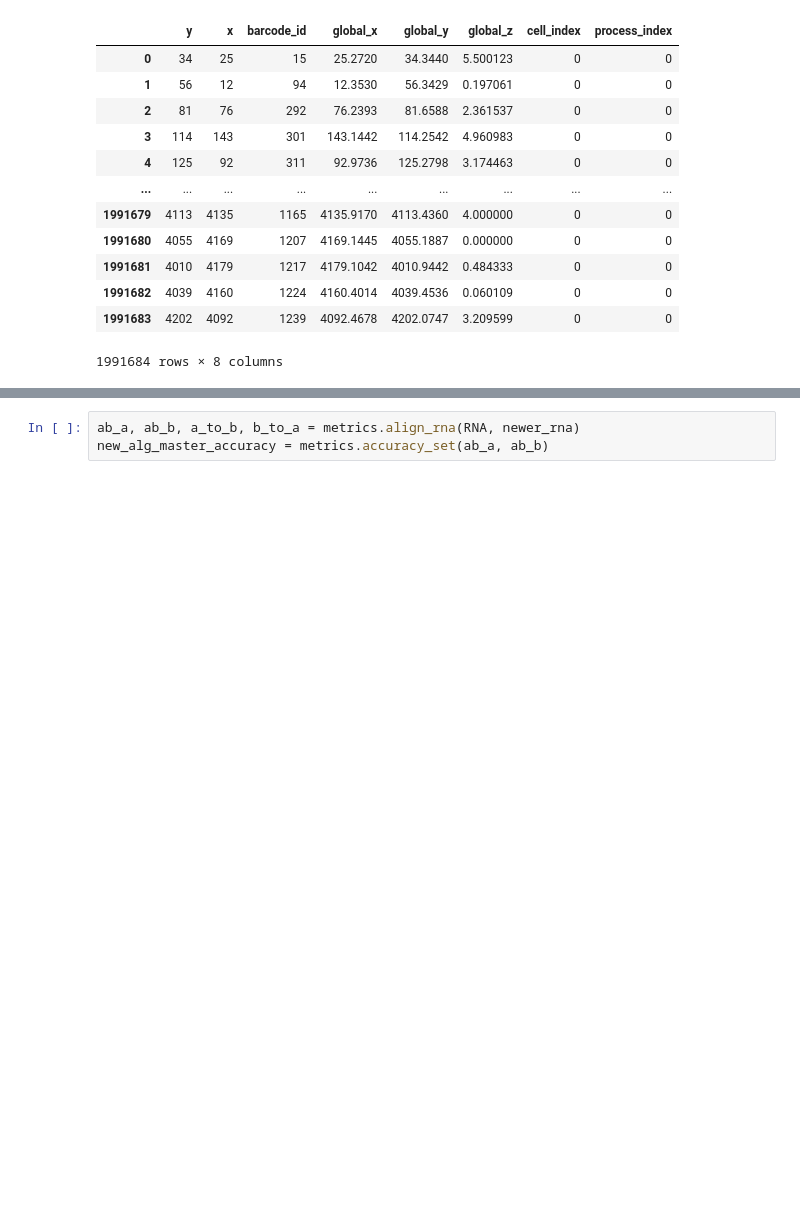
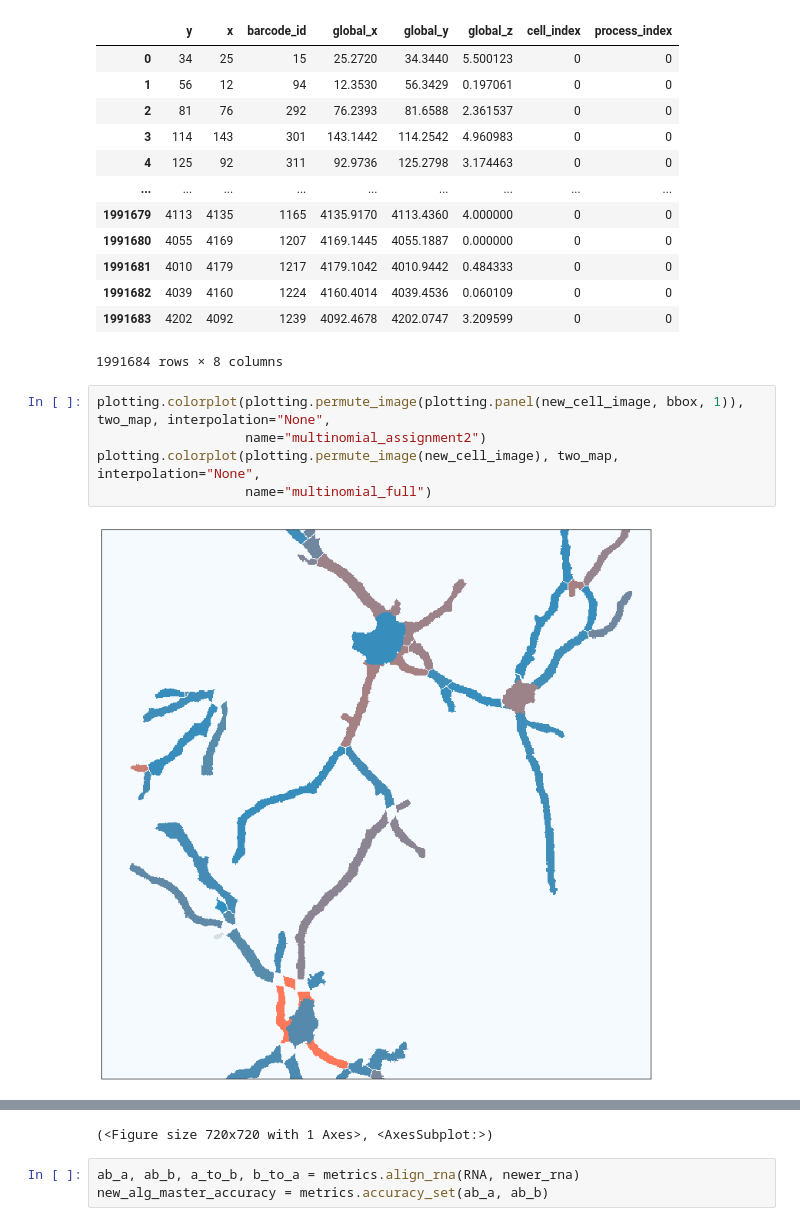
Before and after one commit to Harrison-Oatman/NeuronSegmentation, a Jupyter notebook: figure notebooks/new_assignment.ipynb, the cells around one changed output, grey strips where cells are left out. Drawn from its saved outputs; the diff is of its cells as text; blank space fills up the shorter version.

```diff
--- a/figure notebooks/new_assignment.ipynb
+++ b/figure notebooks/new_assignment.ipynb
@@ -203,3 +239,10 @@ newer_rna
 | 1991682 | 4039 | 4160 | 1224 | 4160.4014 | 4039.4536 | 0.060109 | 0 | 0 |
 | 1991683 | 4202 | 4092 | 1239 | 4092.4678 | 4202.0747 | 3.209599 | 0 | 0 |
 1991684 rows × 8 columns
+# %%
+plotting.colorplot(plotting.permute_image(plotting.panel(new_cell_image, bbox, 1)), two_map, interpolation="None",
+                   name="multinomial_assignment2")
+plotting.colorplot(plotting.permute_image(new_cell_image), two_map, interpolation="None",
+                   name="multinomial_full")
+# %% [output]
+[figure, added]
@@ -206,3 +250,4 @@ newer_rna
+(<Figure size 720x720 with 1 Axes>, <AxesSubplot:>)
 # %%
 ab_a, ab_b, a_to_b, b_to_a = metrics.align_rna(RNA, newer_rna)
 new_alg_master_accuracy = metrics.accuracy_set(ab_a, ab_b)
```
Also changed, not shown: parts of 7 cells of this notebook, 1 other file.
